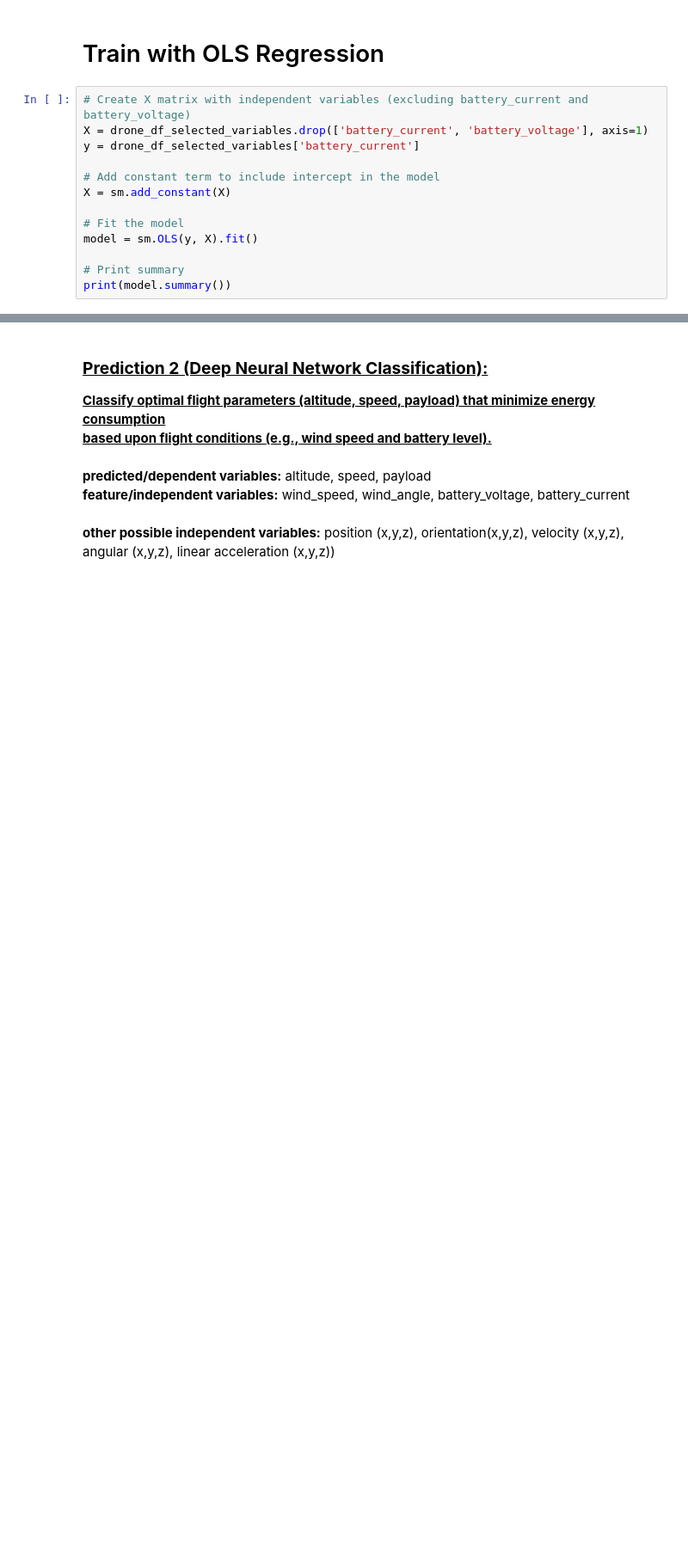
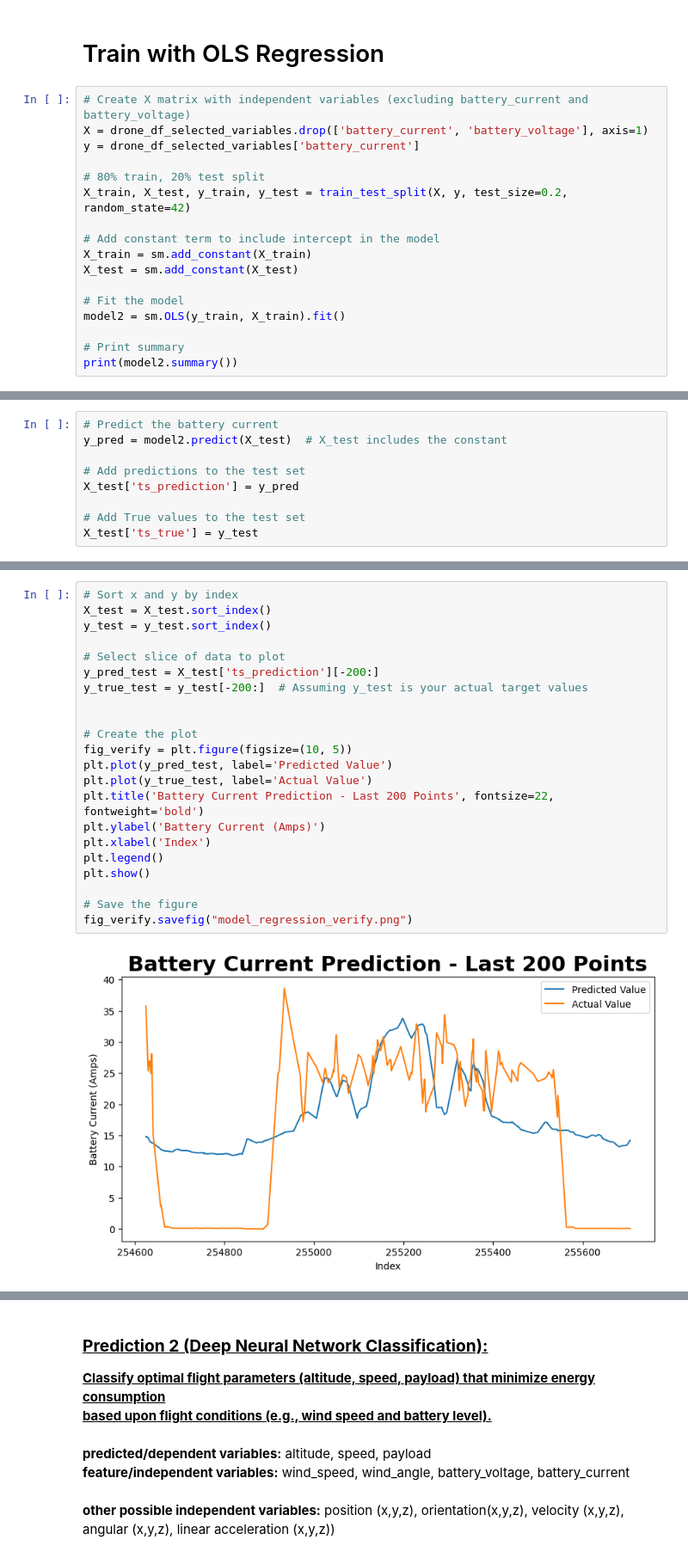
Before and after one commit to caliskate/delivery-drone-flight-predictions, a Jupyter notebook: flight_predictions.ipynb, the cells around one changed output, grey strips where cells are left out. Shown at 86% size. Saved outputs shown, nothing was run; the diff lists cells and outputs as text; blank space fills up the shorter version.

Commit message:
updated gitignore, added ts prediction plot, added test split to ols
updated gitignore, added ts prediction plot, added test split to ols

```diff
--- a/flight_predictions.ipynb
+++ b/flight_predictions.ipynb
@@ -559,14 +585,18 @@ Mean Squared Error:  85.64
 X = drone_df_selected_variables.drop(['battery_current', 'battery_voltage'], axis=1)
 y = drone_df_selected_variables['battery_current']
 
+# 80% train, 20% test split
+X_train, X_test, y_train, y_test = train_test_split(X, y, test_size=0.2, random_state=42)
+
 # Add constant term to include intercept in the model
-X = sm.add_constant(X)
+X_train = sm.add_constant(X_train)
+X_test = sm.add_constant(X_test)
 
 # Fit the model
-model = sm.OLS(y, X).fit()
+model2 = sm.OLS(y_train, X_train).fit()
 
 # Print summary
-print(model.summary())
+print(model2.summary())
 # %% [output]
                             OLS Regression Results
 ==============================================================================
@@ -593,0 +641,9 @@ This analysis underscores the importance of considering temporal factors, specif
+# %%
+# Predict the battery current
+y_pred = model2.predict(X_test)  # X_test includes the constant
+
+# Add predictions to the test set
+X_test['ts_prediction'] = y_pred
+
+# Add True values to the test set
+X_test['ts_true'] = y_test
@@ -593,0 +673,24 @@ This analysis underscores the importance of considering temporal factors, specif
+# %%
+# Sort x and y by index
+X_test = X_test.sort_index()
+y_test = y_test.sort_index()
+
+# Select slice of data to plot
+y_pred_test = X_test['ts_prediction'][-200:]
+y_true_test = y_test[-200:]  # Assuming y_test is your actual target values
+
+
+# Create the plot
+fig_verify = plt.figure(figsize=(10, 5))
+plt.plot(y_pred_test, label='Predicted Value')
+plt.plot(y_true_test, label='Actual Value')
+plt.title('Battery Current Prediction - Last 200 Points', fontsize=22, fontweight='bold')
+plt.ylabel('Battery Current (Amps)')
+plt.xlabel('Index')
+plt.legend()
+plt.show()
+
+# Save the figure
+fig_verify.savefig("model_regression_verify.png")
+# %% [output]
+[figure, added]
```
Also changed, not shown: parts of 15 cells of this notebook, 1 other file.
